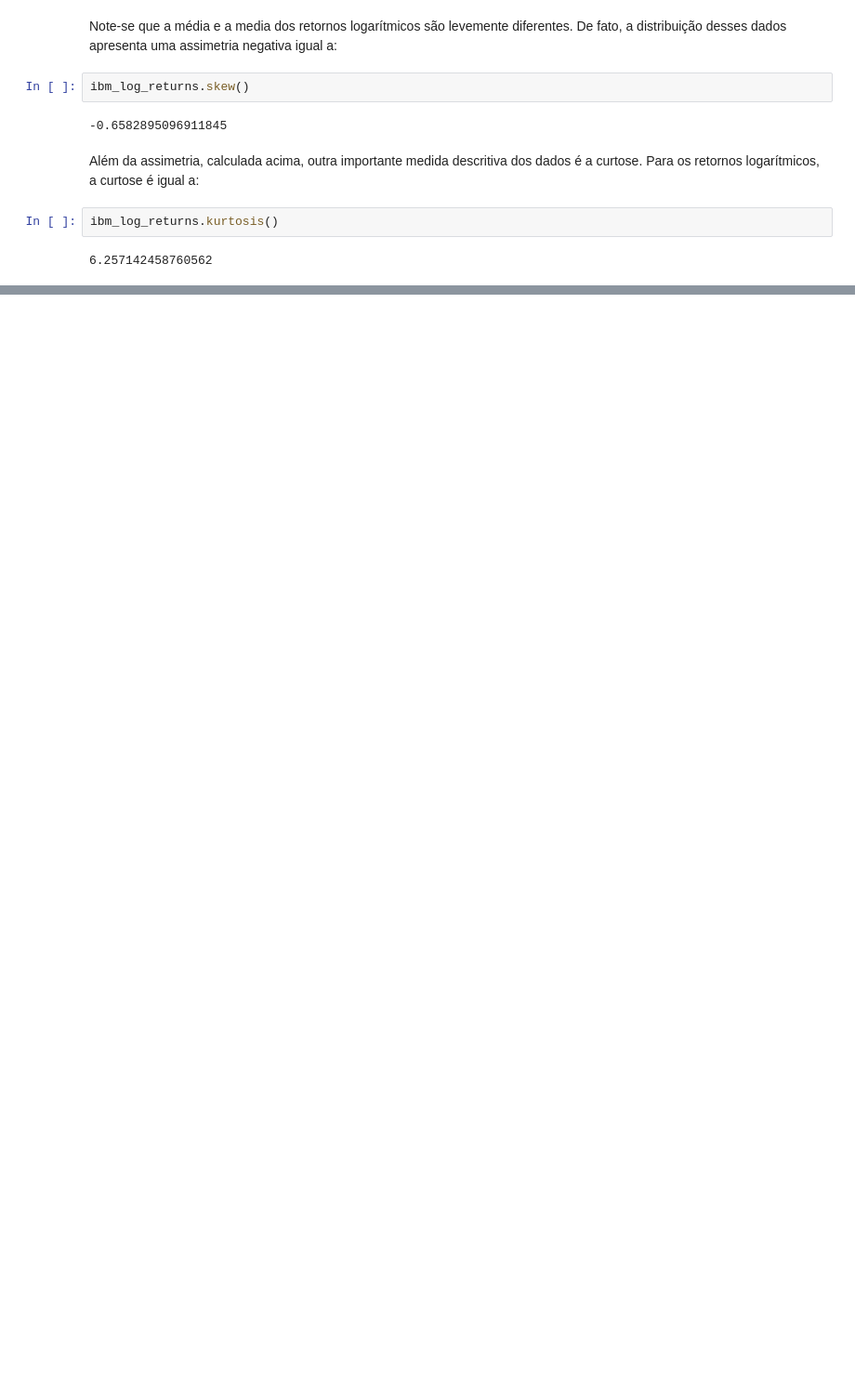
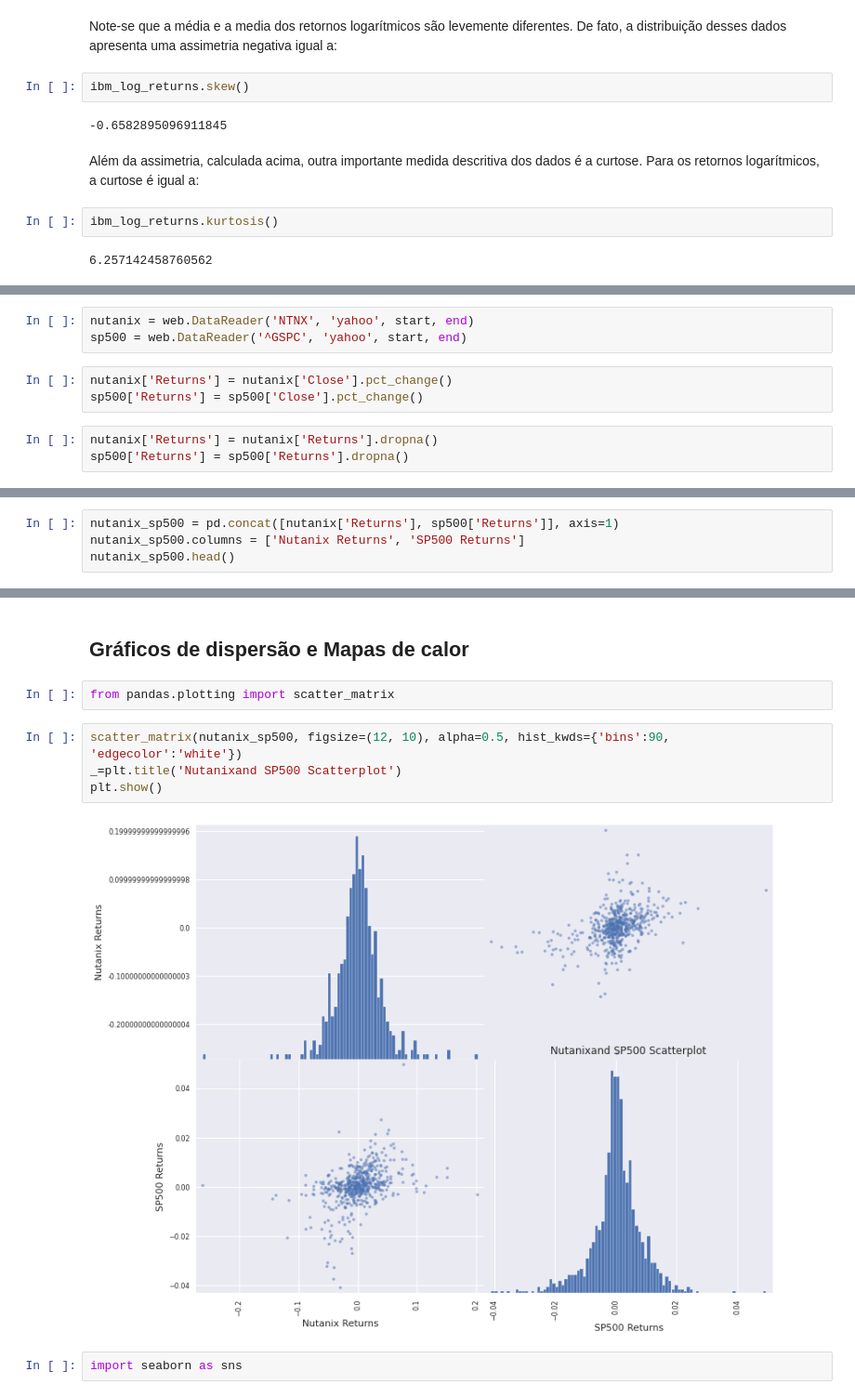
Before and after one commit to igoandrade/data-science-proj, a Jupyter notebook: ds-python/statistical-methods-for-analyzing-stocks.ipynb, the cells around one changed output, grey strips where cells are left out. Shown at 93% size. Cells and saved outputs as stored; diff of their text form; blank space fills up the shorter version.

```diff
--- a/ds-python/statistical-methods-for-analyzing-stocks.ipynb
+++ b/ds-python/statistical-methods-for-analyzing-stocks.ipynb
@@ -107,0 +186,9 @@ ibm_log_returns.kurtosis()
+# %%
+nutanix = web.DataReader('NTNX', 'yahoo', start, end)
+sp500 = web.DataReader('^GSPC', 'yahoo', start, end)
+# %%
+nutanix['Returns'] = nutanix['Close'].pct_change()
+sp500['Returns'] = sp500['Close'].pct_change()
+# %%
+nutanix['Returns'] = nutanix['Returns'].dropna()
+sp500['Returns'] = sp500['Returns'].dropna()
@@ -107,0 +212,4 @@ ibm_log_returns.kurtosis()
+# %%
+nutanix_sp500 = pd.concat([nutanix['Returns'], sp500['Returns']], axis=1)
+nutanix_sp500.columns = ['Nutanix Returns', 'SP500 Returns']
+nutanix_sp500.head()
@@ -107,0 +242,12 @@ ibm_log_returns.kurtosis()
+# %% [markdown]
+## Gráficos de dispersão e Mapas de calor
+# %%
+from pandas.plotting import scatter_matrix
+# %%
+scatter_matrix(nutanix_sp500, figsize=(12, 10), alpha=0.5, hist_kwds={'bins':90, 'edgecolor':'white'})
+_=plt.title('Nutanixand SP500 Scatterplot')
+plt.show()
+# %% [output]
+[figure, added]
+# %%
+import seaborn as sns
```
Also changed, not shown: parts of 22 cells of this notebook.
